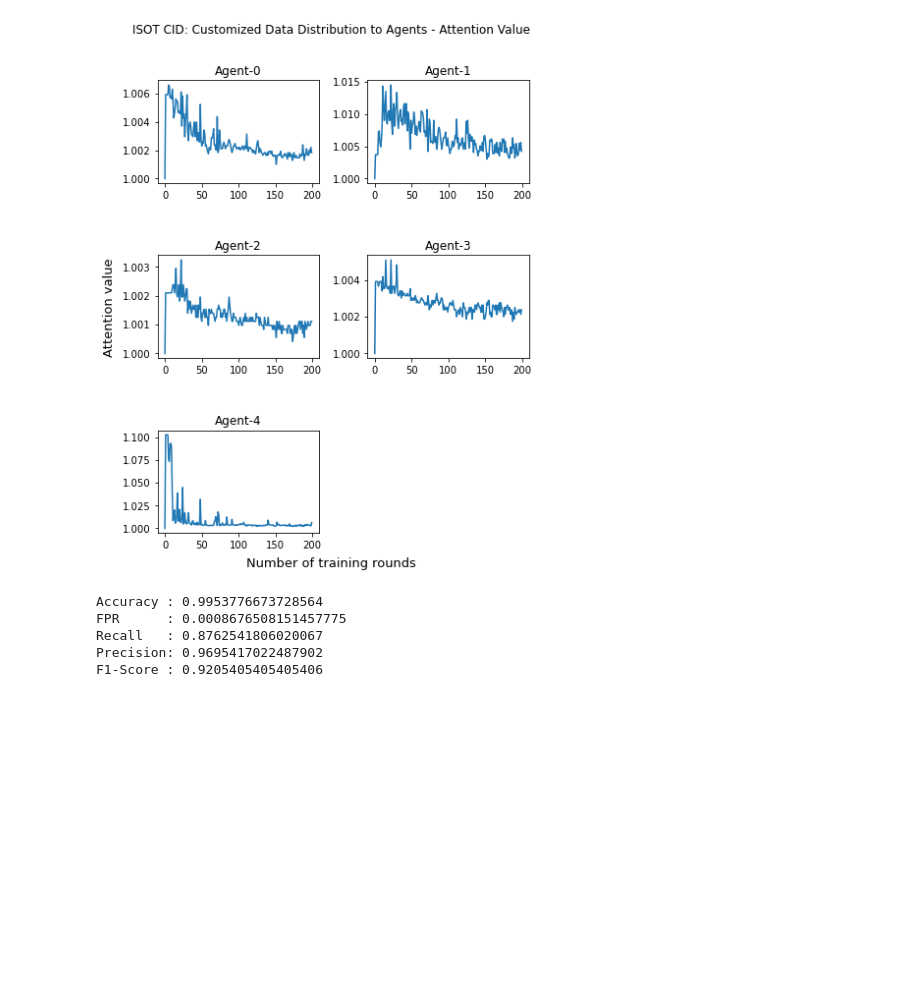
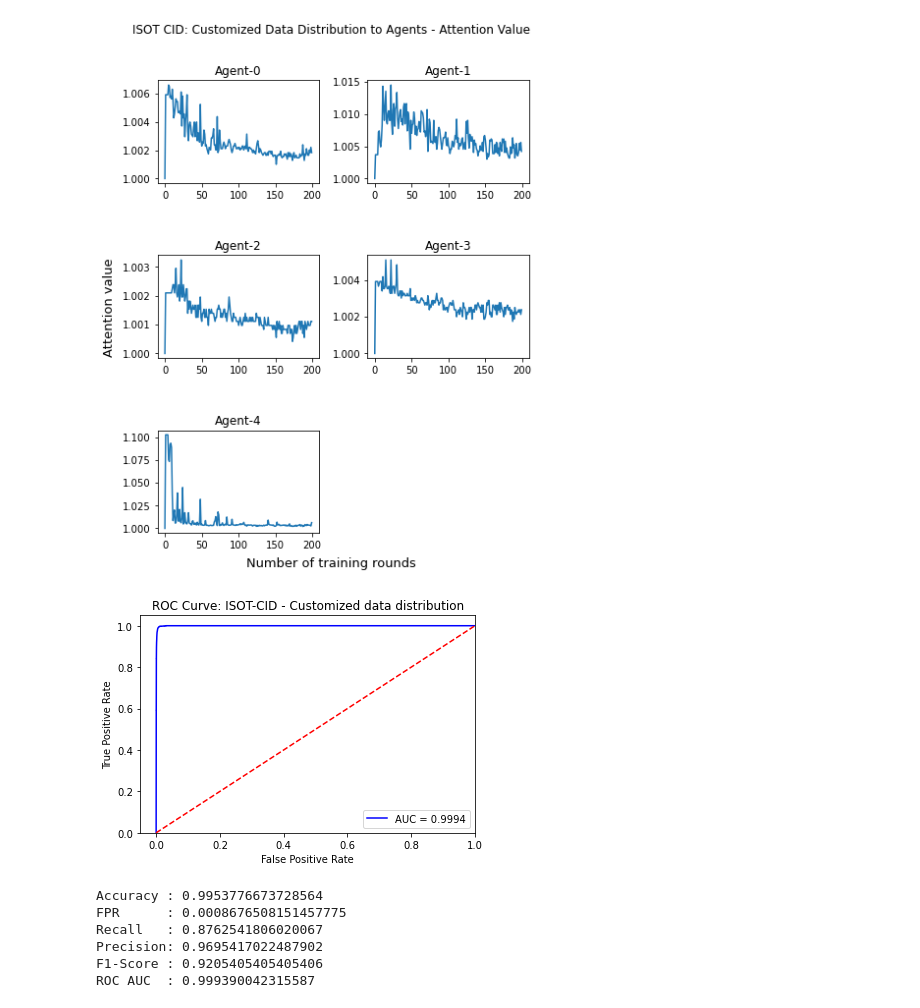
Before and after one commit to sreekanth025/Network-Intrusion-Detection, a Jupyter notebook: results/Analysis/Analysis.ipynb, the cells around one changed output. Saved outputs shown, nothing was run; the diff lists cells and outputs as text; code cells hidden in the pictures; blank space fills up the shorter version.

```diff
--- a/results/Analysis/Analysis.ipynb
+++ b/results/Analysis/Analysis.ipynb
@@ -298,11 +340,14 @@ Saving graphs for Attention values..
 # %%
 weights_file = '../../results/exp-4/weights/round-' + str(args.agent_data_splits - 1)  + '-weights.npy'
 net_4 = load_netowrk_weights(weights_file, args.isot_columns)
 
-print_metrics(net_4, x, y)
+# print_metrics(net_4, x, y)
+print_metrics_with_roc(net_4, x, y, 'ISOT-CID', 'Customized')
 # %% [output]
+[figure, added]
 Accuracy : 0.9953776673728564
 FPR      : 0.0008676508151457775
 Recall   : 0.8762541806020067
 Precision: 0.9695417022487902
 F1-Score : 0.9205405405405406
+ROC AUC  : 0.999390042315587
```
Also changed, not shown: parts of 6 cells of this notebook.
